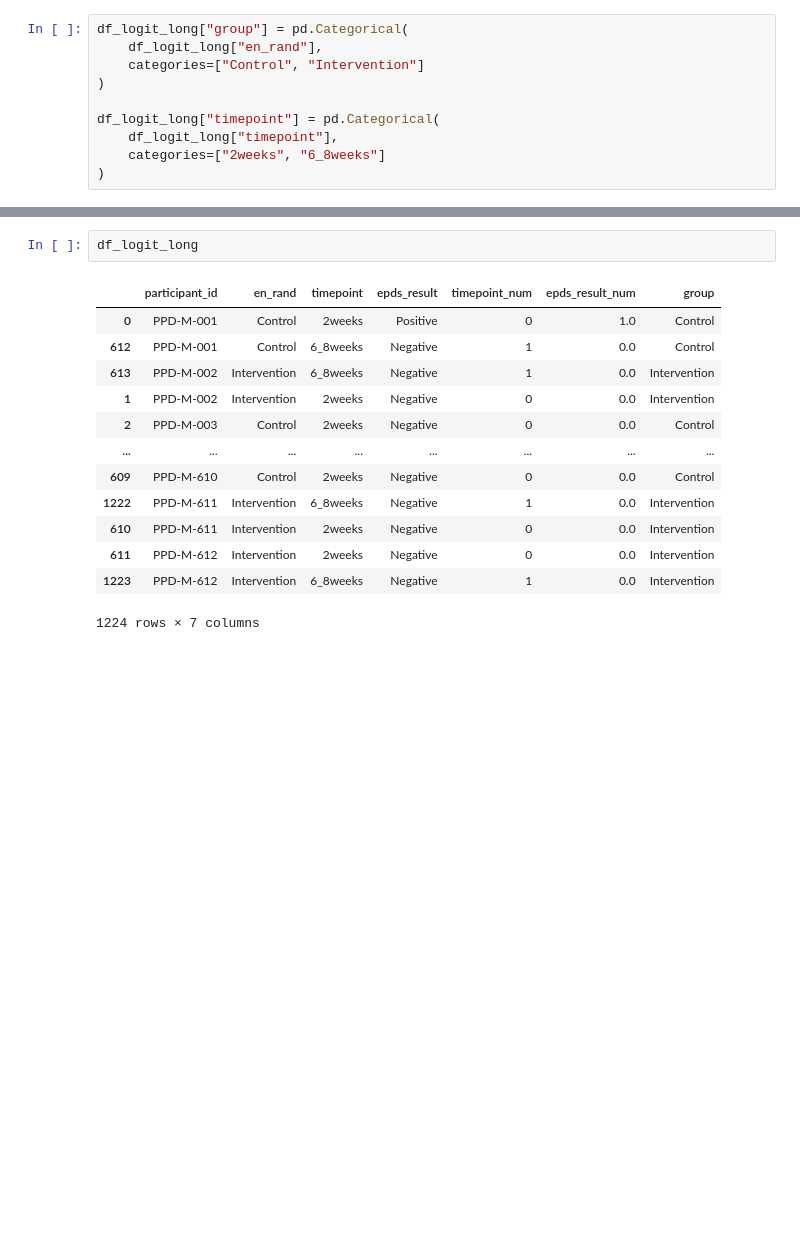
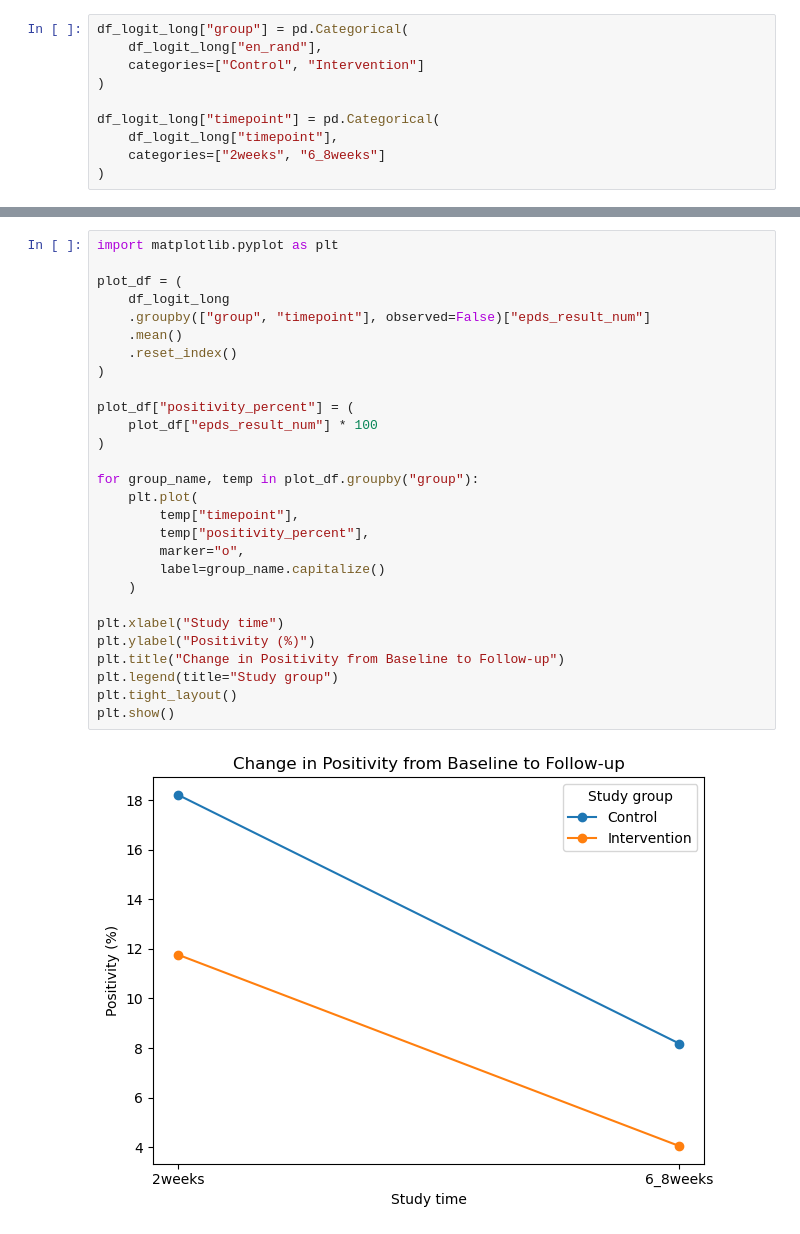
Before and after one commit to herbiekaps/NoteBooks, a Jupyter notebook: ppd_analysis.ipynb, the cells around one changed output, grey strips where cells are left out. Saved outputs shown, nothing was run; the diff lists cells and outputs as text; blank space fills up the shorter version.

```diff
--- a/ppd_analysis.ipynb
+++ b/ppd_analysis.ipynb
@@ -534,16 +561,30 @@ print(prediction_df)
 # %%
-df_logit_long
+import matplotlib.pyplot as plt
+
+plot_df = (
+    df_logit_long
+    .groupby(["group", "timepoint"], observed=False)["epds_result_num"]
+    .mean()
+    .reset_index()
+)
+
+plot_df["positivity_percent"] = (
+    plot_df["epds_result_num"] * 100
+)
+
+for group_name, temp in plot_df.groupby("group"):
+    plt.plot(
+        temp["timepoint"],
+        temp["positivity_percent"],
+        marker="o",
+        label=group_name.capitalize()
+    )
+
+plt.xlabel("Study time")
+plt.ylabel("Positivity (%)")
+plt.title("Change in Positivity from Baseline to Follow-up")
+plt.legend(title="Study group")
+plt.tight_layout()
+plt.show()
 # %% [output]
-|  | participant_id | en_rand | timepoint | epds_result | timepoint_num | epds_result_num | group |
-| 0 | PPD-M-001 | Control | 2weeks | Positive | 0 | 1.0 | Control |
-| 612 | PPD-M-001 | Control | 6_8weeks | Negative | 1 | 0.0 | Control |
-| 613 | PPD-M-002 | Intervention | 6_8weeks | Negative | 1 | 0.0 | Intervention |
-| 1 | PPD-M-002 | Intervention | 2weeks | Negative | 0 | 0.0 | Intervention |
-| 2 | PPD-M-003 | Control | 2weeks | Negative | 0 | 0.0 | Control |
-| ... | ... | ... | ... | ... | ... | ... | ... |
-| 609 | PPD-M-610 | Control | 2weeks | Negative | 0 | 0.0 | Control |
-| 1222 | PPD-M-611 | Intervention | 6_8weeks | Negative | 1 | 0.0 | Intervention |
-| 610 | PPD-M-611 | Intervention | 2weeks | Negative | 0 | 0.0 | Intervention |
-| 611 | PPD-M-612 | Intervention | 2weeks | Negative | 0 | 0.0 | Intervention |
-| 1223 | PPD-M-612 | Intervention | 6_8weeks | Negative | 1 | 0.0 | Intervention |
-1224 rows × 7 columns
+[figure, added]
```
Also changed, not shown: parts of 42 cells of this notebook, 1 other file.
